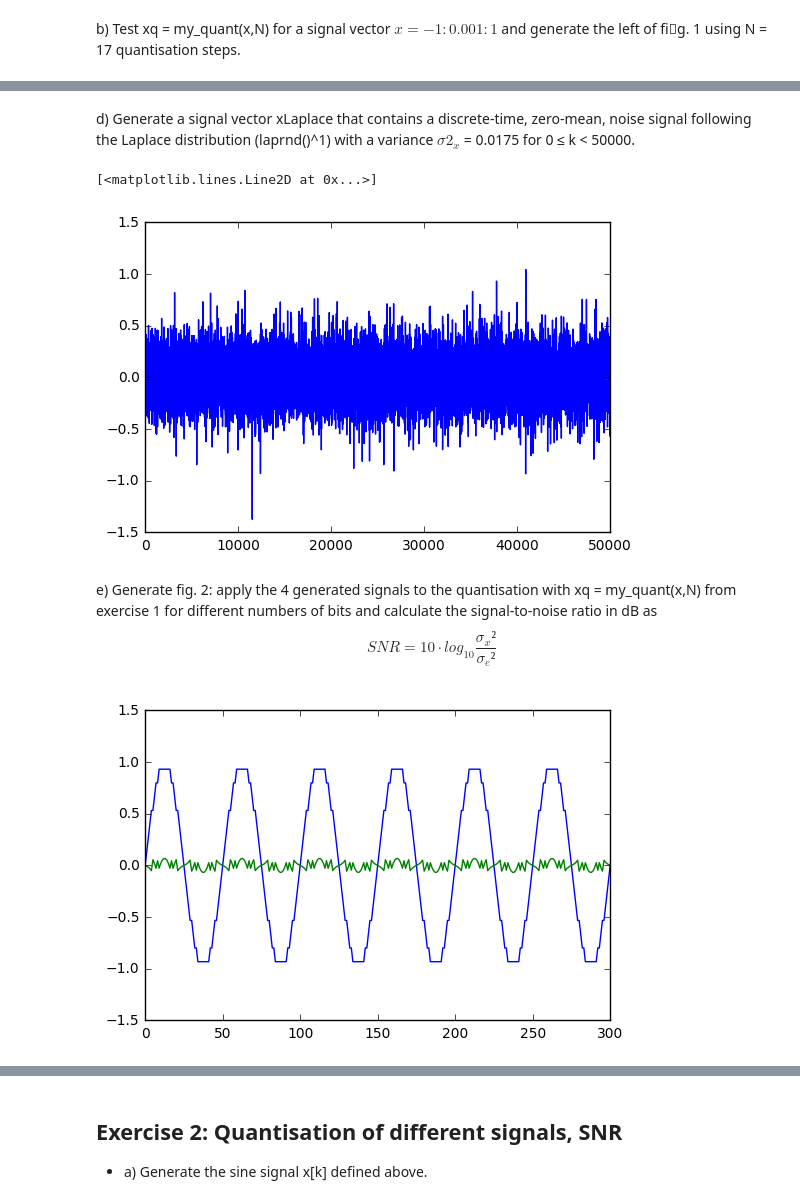
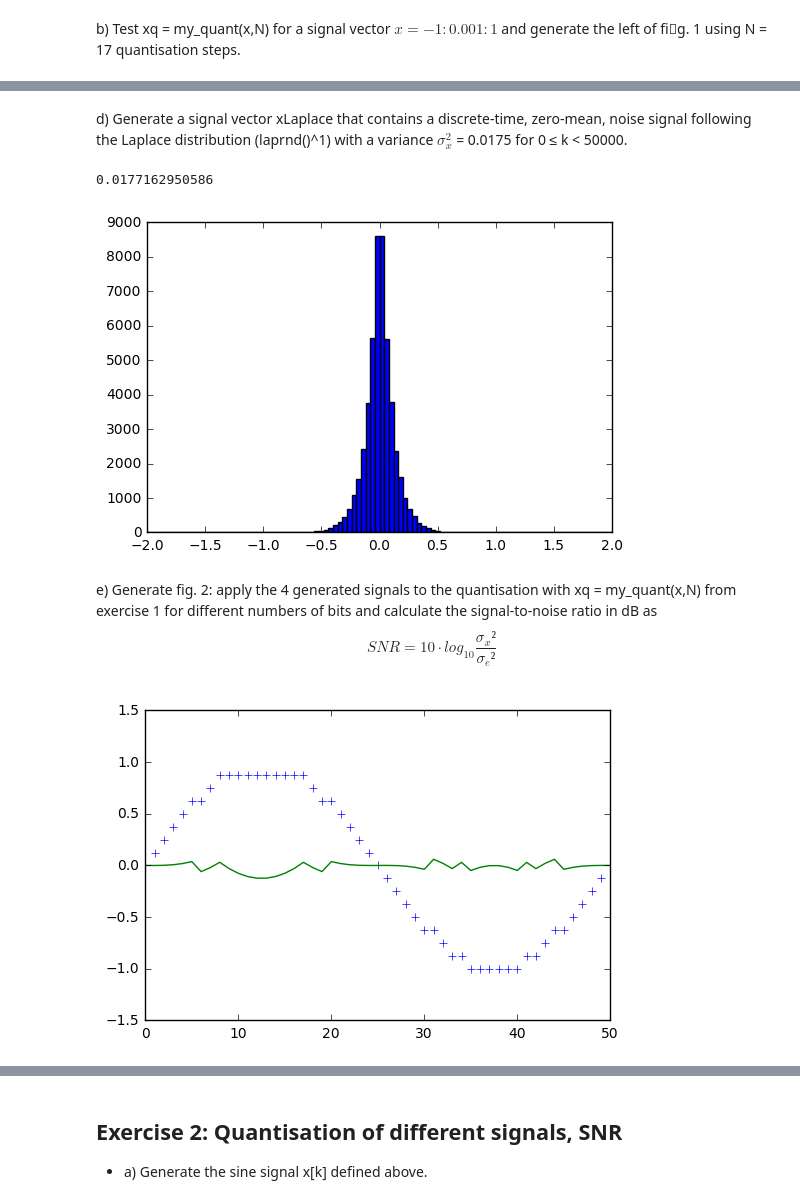
Before and after one commit to JakobHeller/DigitalSignalProcessing, a Jupyter notebook: Lab3.ipynb, the cells around one changed output, grey strips where cells are left out. Saved outputs shown, nothing was run; the diff lists cells and outputs as text; code cells hidden in the pictures.

```diff
--- a/Lab3.ipynb
+++ b/Lab3.ipynb
@@ -94,14 +115,17 @@ plt.plot(k,xUniform)
 # %% [markdown]
-d) Generate a signal vector xLaplace that contains a discrete-time, zero-mean, noise signal following the Laplace distribution (laprnd()^1) with a variance $σ2_x$ = 0.0175 for 0 ≤ k < 50000.
+d) Generate a signal vector xLaplace that contains a discrete-time, zero-mean, noise signal following the Laplace distribution (laprnd()^1) with a variance $σ^2_x$ = 0.0175 for 0 ≤ k < 50000.
 # %%
 N = 50000
 loc = 0
 scale = np.sqrt(0.0175/2)
 xLaplace = np.random.laplace(loc,scale,N)
-plt.plot(k,xLaplace)
+#plt.plot(k,xLaplace)
+bins = np.linspace(-2,2,101)
+plt.hist(xLaplace,bins);
+print(np.var(xLaplace))
 # %% [output]
-[<matplotlib.lines.Line2D at 0x...>]
+0.0177162950586
-[figure, old version]
+[figure, new version]
 # %% [markdown]
 e) Generate fig. 2: apply the 4 generated signals to the quantisation with xq = my_quant(x,N)
 from exercise 1 for different numbers of bits and calculate the signal-to-noise ratio in dB
@@ -111,12 +135,12 @@ as
 \end{equation}
 # %%
 #this is for visualization only
-xSine_q=my_quant(xSine, 15)
-xSine_e=xSine-xSine_q
-plt.plot(k,xSine_q)
+xSine_q=my_quant(xSine, 16)
+xSine_e=xSine_q-xSine
+plt.plot(k,xSine_q,'+')
 plt.plot(k,xSine_e)
-plt.axis([0, 300, -1.5, 1.5]);
+plt.axis([0, 50, -1.5, 1.5]);
 # %% [output]
-[figure, old version]
+[figure, new version]
 # %%
 #to find the SNR we define a function that computes the SNR depending on the bitwidth
```
Also changed, not shown: parts of 16 cells of this notebook.
